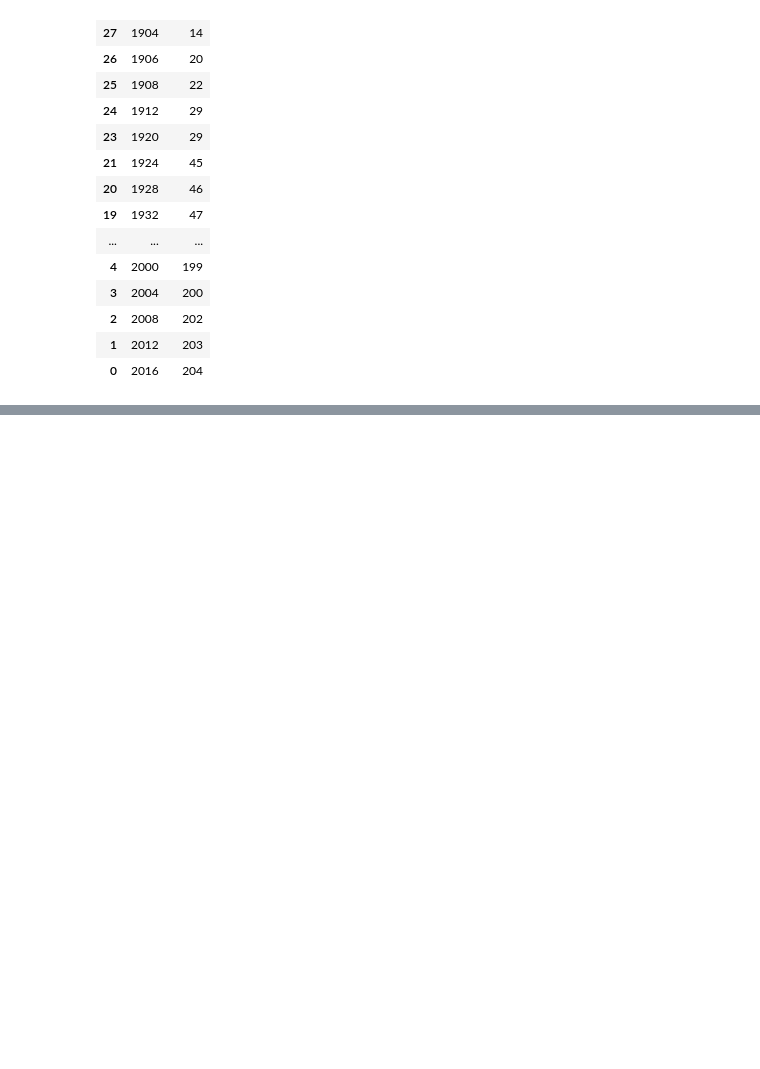
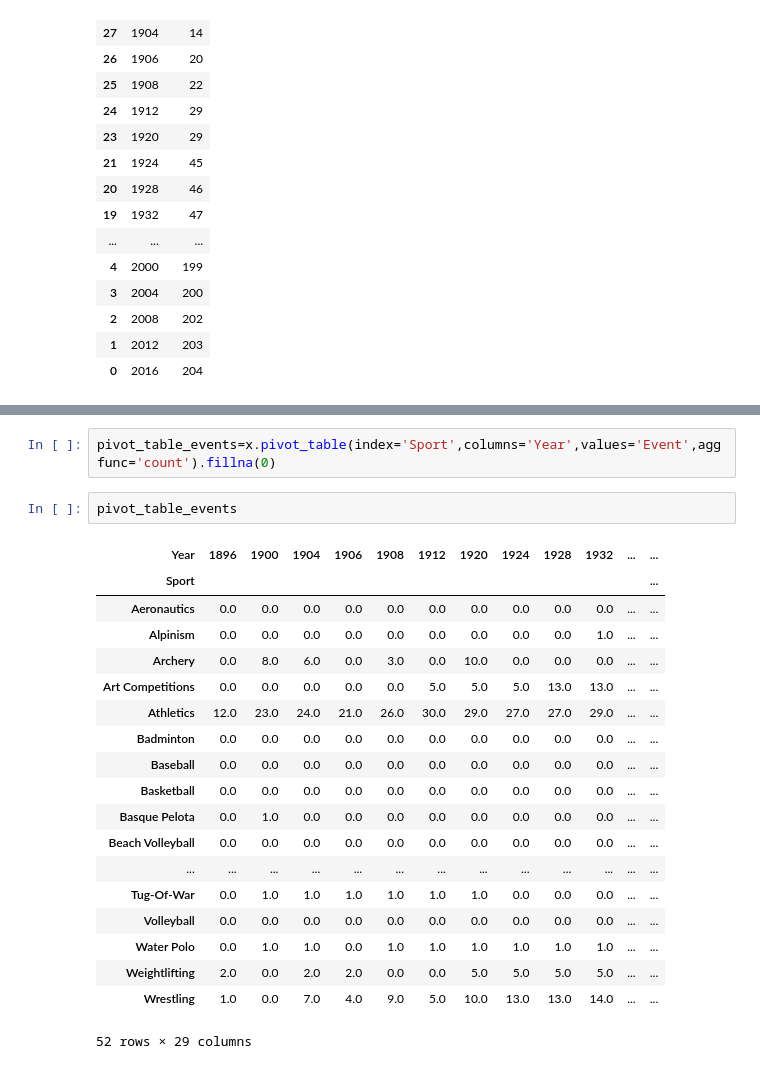
Before and after one commit to coders-nightmare/Data_Analysis_Olympics, a Jupyter notebook: Olympic_Data_Analysis.ipynb, the cells around one changed output, grey strips where cells are left out. Cells and saved outputs as stored; diff of their text form; blank space fills up the shorter version.

```diff
--- a/Olympic_Data_Analysis.ipynb
+++ b/Olympic_Data_Analysis.ipynb
@@ -488,0 +529,24 @@ fig.show()
+# %%
+pivot_table_events=x.pivot_table(index='Sport',columns='Year',values='Event',aggfunc='count').fillna(0)
+# %%
+pivot_table_events
+# %% [output]
+| Year | 1896 | 1900 | 1904 | 1906 | 1908 | 1912 | 1920 | 1924 | 1928 | 1932 | ... | ... |
+| Sport |  |  |  |  |  |  |  |  |  |  |  | ... |
+| Aeronautics | 0.0 | 0.0 | 0.0 | 0.0 | 0.0 | 0.0 | 0.0 | 0.0 | 0.0 | 0.0 | ... | ... |
+| Alpinism | 0.0 | 0.0 | 0.0 | 0.0 | 0.0 | 0.0 | 0.0 | 0.0 | 0.0 | 1.0 | ... | ... |
+| Archery | 0.0 | 8.0 | 6.0 | 0.0 | 3.0 | 0.0 | 10.0 | 0.0 | 0.0 | 0.0 | ... | ... |
+| Art Competitions | 0.0 | 0.0 | 0.0 | 0.0 | 0.0 | 5.0 | 5.0 | 5.0 | 13.0 | 13.0 | ... | ... |
+| Athletics | 12.0 | 23.0 | 24.0 | 21.0 | 26.0 | 30.0 | 29.0 | 27.0 | 27.0 | 29.0 | ... | ... |
+| Badminton | 0.0 | 0.0 | 0.0 | 0.0 | 0.0 | 0.0 | 0.0 | 0.0 | 0.0 | 0.0 | ... | ... |
+| Baseball | 0.0 | 0.0 | 0.0 | 0.0 | 0.0 | 0.0 | 0.0 | 0.0 | 0.0 | 0.0 | ... | ... |
+| Basketball | 0.0 | 0.0 | 0.0 | 0.0 | 0.0 | 0.0 | 0.0 | 0.0 | 0.0 | 0.0 | ... | ... |
+| Basque Pelota | 0.0 | 1.0 | 0.0 | 0.0 | 0.0 | 0.0 | 0.0 | 0.0 | 0.0 | 0.0 | ... | ... |
+| Beach Volleyball | 0.0 | 0.0 | 0.0 | 0.0 | 0.0 | 0.0 | 0.0 | 0.0 | 0.0 | 0.0 | ... | ... |
+| ... | ... | ... | ... | ... | ... | ... | ... | ... | ... | ... | ... | ... |
+| Tug-Of-War | 0.0 | 1.0 | 1.0 | 1.0 | 1.0 | 1.0 | 1.0 | 0.0 | 0.0 | 0.0 | ... | ... |
+| Volleyball | 0.0 | 0.0 | 0.0 | 0.0 | 0.0 | 0.0 | 0.0 | 0.0 | 0.0 | 0.0 | ... | ... |
+| Water Polo | 0.0 | 1.0 | 1.0 | 0.0 | 1.0 | 1.0 | 1.0 | 1.0 | 1.0 | 1.0 | ... | ... |
+| Weightlifting | 2.0 | 0.0 | 2.0 | 2.0 | 0.0 | 0.0 | 5.0 | 5.0 | 5.0 | 5.0 | ... | ... |
+| Wrestling | 1.0 | 0.0 | 7.0 | 4.0 | 9.0 | 5.0 | 10.0 | 13.0 | 13.0 | 14.0 | ... | ... |
+52 rows × 29 columns
```
Also changed, not shown: parts of 5 cells of this notebook, 2 other files.
